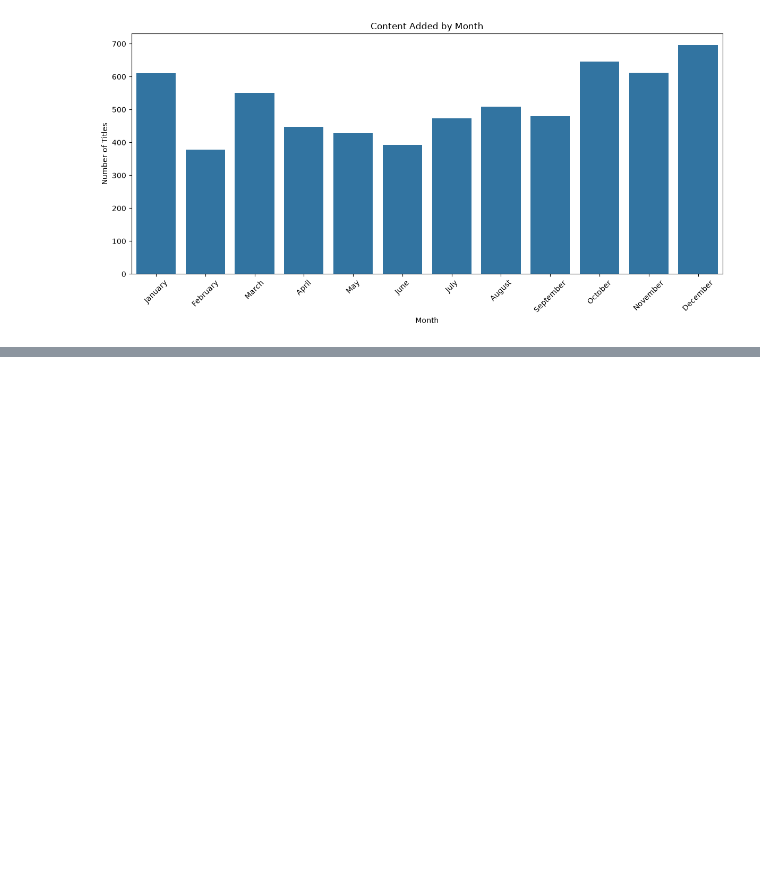
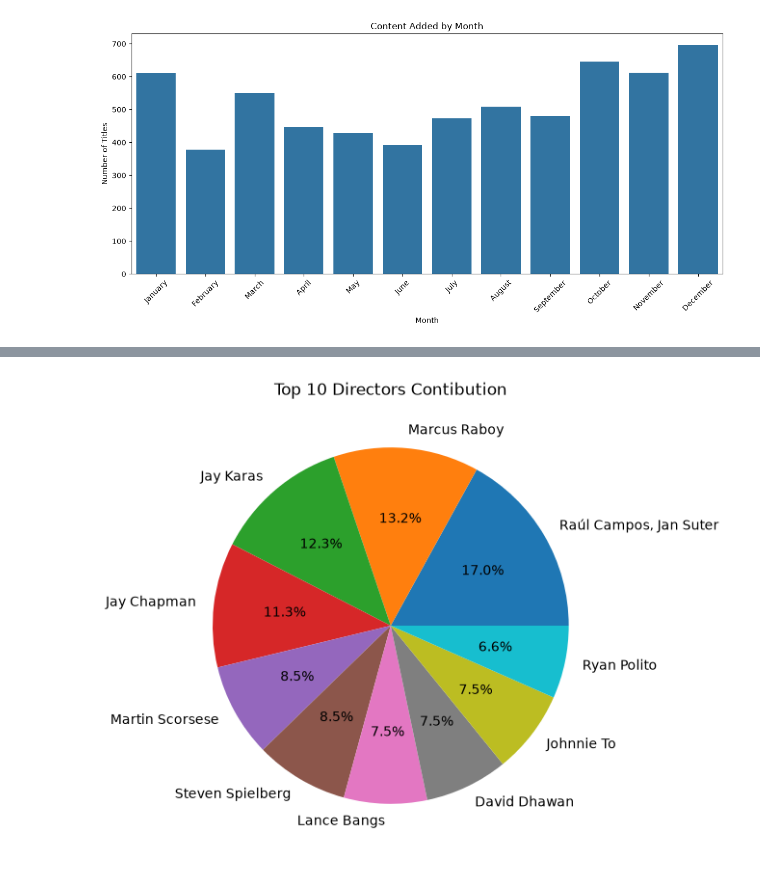
Before and after one commit to rajesh-sudam/netflix_data_analysis, a Jupyter notebook: src/main.ipynb, the cells around one changed output, grey strips where cells are left out. Cells and saved outputs as stored; diff of their text form; code cells hidden in the pictures; blank space fills up the shorter version.

```diff
--- a/src/main.ipynb
+++ b/src/main.ipynb
@@ -387,0 +404,8 @@ plt.close()
+# %%
+top_directors=(
+    df['director']
+    .dropna()
+    .value_counts()
+    .head(10)
+)
+print(top_directors)
@@ -387,0 +425,20 @@ plt.close()
+# %%
+plt.figure(figsize=(10,6))
+
+plt.pie(
+    top_directors.values,
+    labels=top_directors.index,
+    autopct='%1.1f%%'
+)
+
+plt.title("Top 10 Directors Contibution")
+
+plt.savefig("../visuals/directors_pie_chart.png",
+            dpi=300,
+            bbox_inches="tight"
+)
+
+plt.show()
+plt.close()
+# %% [output]
+[figure, added]
```
Also changed, not shown: parts of 2 cells of this notebook, 2 other files.
